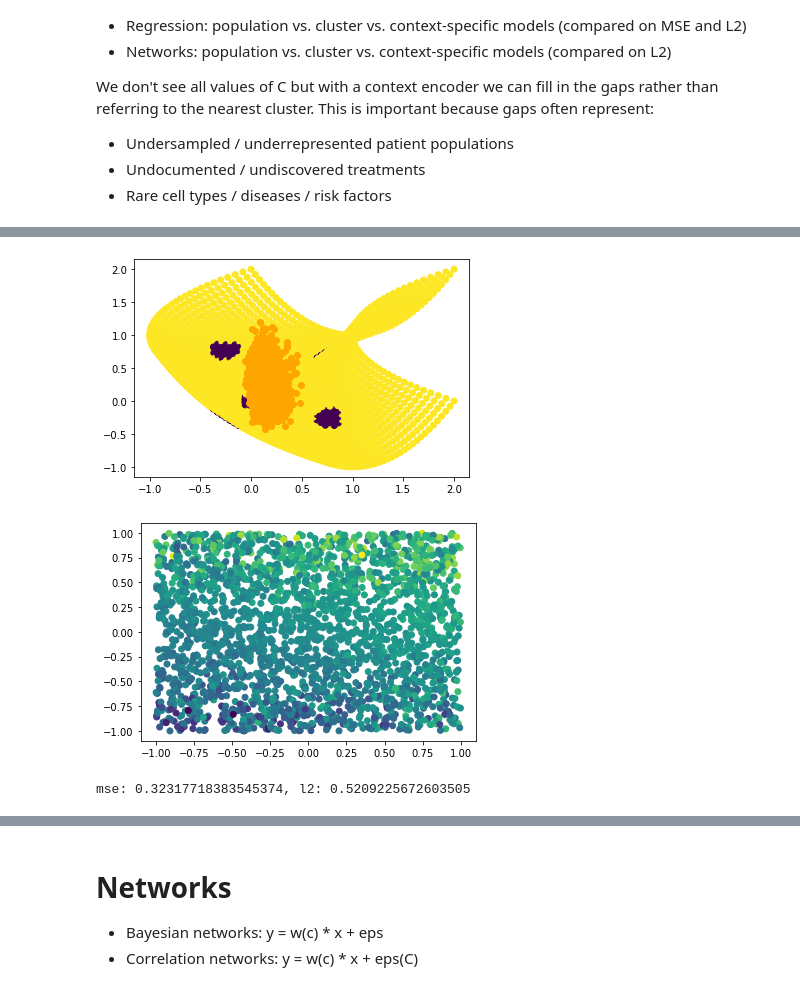
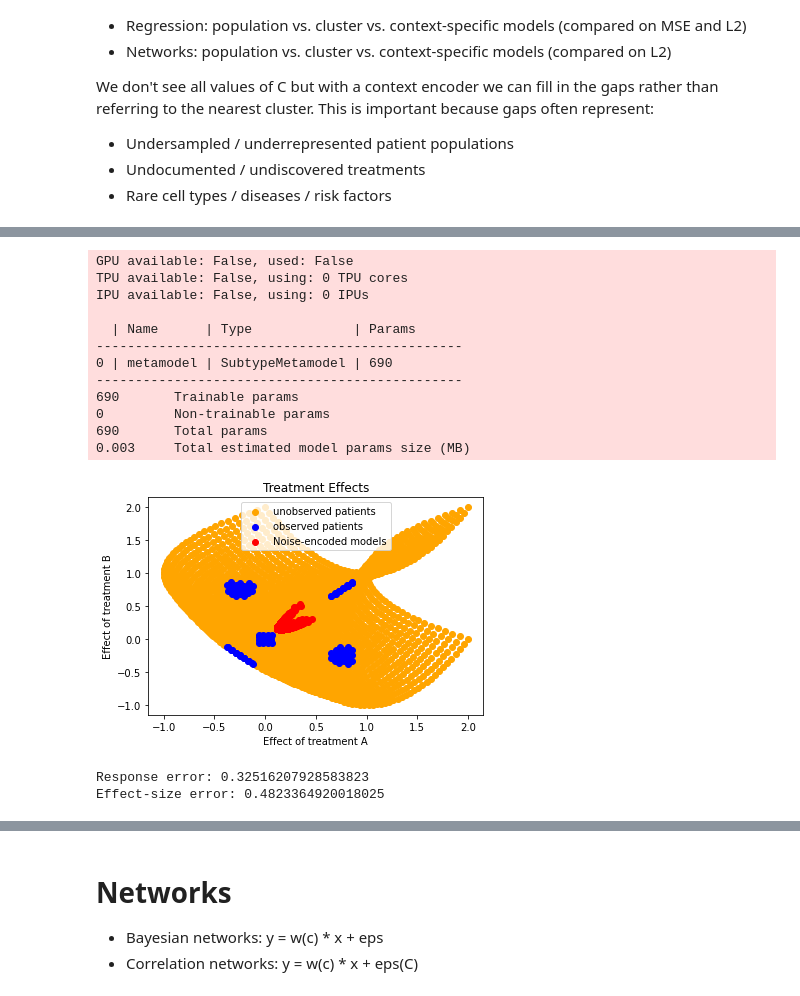
Before and after one commit to cnellington/Contextualized, a Jupyter notebook: experiments/simulation/cluster_demo.ipynb, the cells around one changed output, grey strips where cells are left out. Drawn from its saved outputs; the diff is of its cells as text; code cells hidden in the pictures.

```diff
--- a/experiments/simulation/cluster_demo.ipynb
+++ b/experiments/simulation/cluster_demo.ipynb
@@ -220,19 +246,45 @@ IPU available: False, using: 0 IPUs
 # %%
+# Regression from noise encoding
+encoder_kwargs = {'width': 50, 'layers': 2}
+model = ContextualizedRegression(noise.shape[-1], X.shape[-1], Y.shape[-1], encoder_kwargs=encoder_kwargs)
+train_dataloader = model.dataloader(noise_train, X_train, Y_train, batch_size=1)
+test_dataloader = model.dataloader(noise_test, X_test, Y_test, batch_size=100)
+trainer = RegressionTrainer(max_epochs=5, auto_lr_find=True)
+trainer.fit(model, train_dataloader)
+
 w_hat, _ = trainer.predict_params(model, test_dataloader)
 w_hat = w_hat.squeeze()
 y_hat = (X_test * w_hat).sum(axis=1)[:,np.newaxis]
 
-plt.scatter(W[:,0], W[:,1], c=gap_idx)
-plt.scatter(w_hat[:,0], w_hat[:,1], c='orange')
+plt.scatter(W_test[:,0], W_test[:,1], c='orange', label='unobserved patients')
+plt.scatter(W_train[:,0], W_train[:,1], c='blue', label='observed patients')
+plt.scatter(w_hat[:,0], w_hat[:,1], c='red', label='Noise-encoded models')
+plt.xlabel('Effect of treatment A')
+plt.ylabel('Effect of treatment B')
+plt.title('Treatment Effects')
+plt.legend()
 plt.show()
 
-plt.scatter(X_test[:,0], X_test[:,1], c=y_hat)
-plt.show()
+# plt.scatter(X_test[:,0], X_test[:,1], c=y_hat)
+# plt.show()
 
 y_mse = mse(Y_test, y_hat)
 w_mse = mse(W_test, w_hat)
-print(f"mse: {y_mse}, l2: {w_mse}")
+print(f"Response error: {y_mse}")
+print(f"Effect-size error: {w_mse}")
 # %% [output]
+GPU available: False, used: False
+TPU available: False, using: 0 TPU cores
+IPU available: False, using: 0 IPUs
+
+  | Name      | Type             | Params
+-----------------------------------------------
+0 | metamodel | SubtypeMetamodel | 690
+-----------------------------------------------
+690       Trainable params
+0         Non-trainable params
+690       Total params
+0.003     Total estimated model params size (MB)
-[figure, old version]
+[figure, new version]
-[figure, removed]
-mse: 0.32317718383545374, l2: 0.5209225672603505
+Response error: 0.32516207928583823
+Effect-size error: 0.4823364920018025
```
Also changed, not shown: parts of 12 cells of this notebook.
